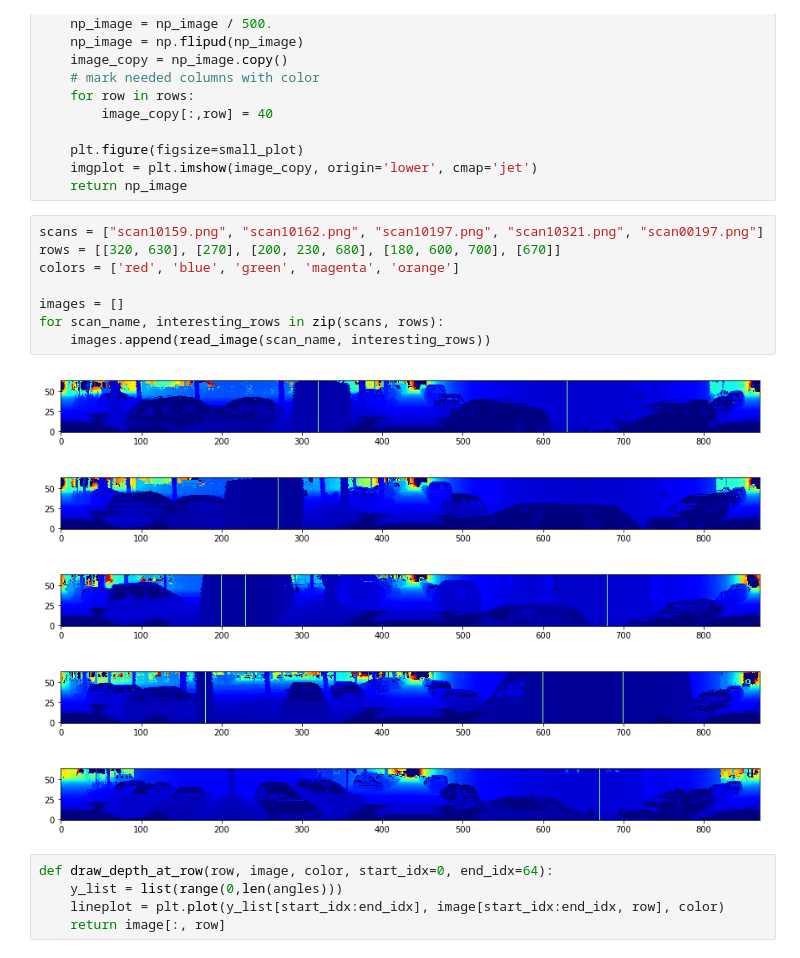
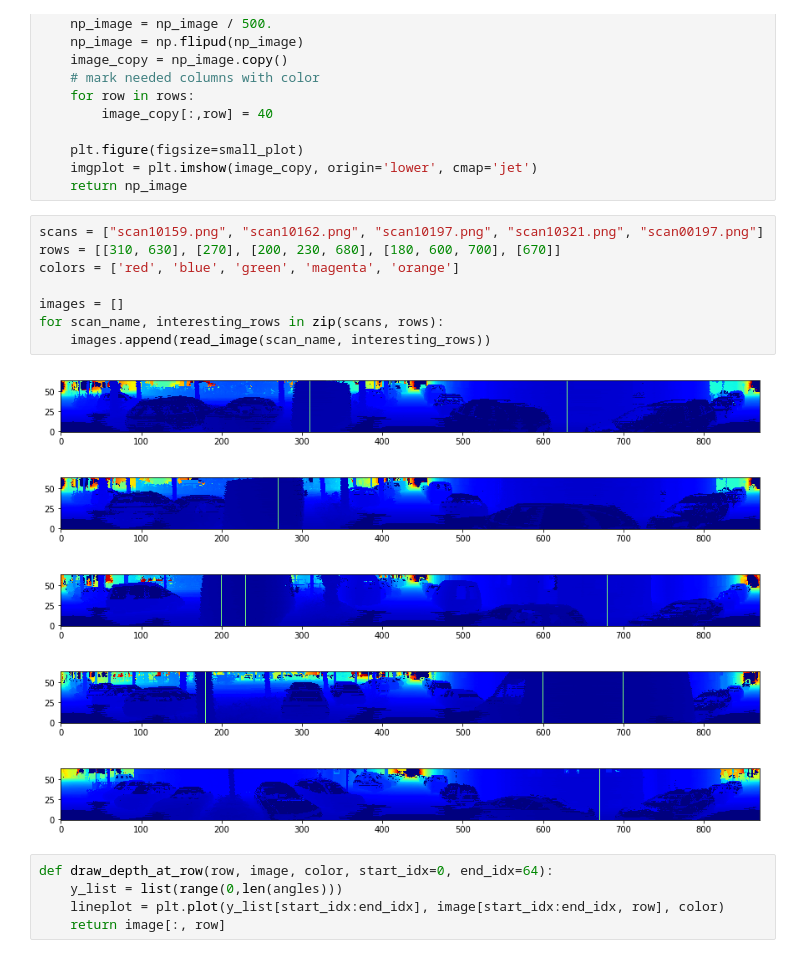
Before and after one commit to PRBonn/depth_clustering, a Jupyter notebook: notebooks/depth_fix.ipynb, the cells around one changed output. Cells and saved outputs as stored; diff of their text form.

```diff
--- a/notebooks/depth_fix.ipynb
+++ b/notebooks/depth_fix.ipynb
@@ -29,14 +29,14 @@ def read_image(image_name, rows):
     return np_image
 # %%
 scans = ["scan10159.png", "scan10162.png", "scan10197.png", "scan10321.png", "scan00197.png"]
-rows = [[320, 630], [270], [200, 230, 680], [180, 600, 700], [670]]
+rows = [[310, 630], [270], [200, 230, 680], [180, 600, 700], [670]]
 colors = ['red', 'blue', 'green', 'magenta', 'orange']
 
 images = []
 for scan_name, interesting_rows in zip(scans, rows):
     images.append(read_image(scan_name, interesting_rows))
 # %% [output]
-[figure, old version]
+[figure, new version]
 [figure]
 [figure]
 [figure]
```
Also changed, not shown: parts of 2 cells of this notebook.
